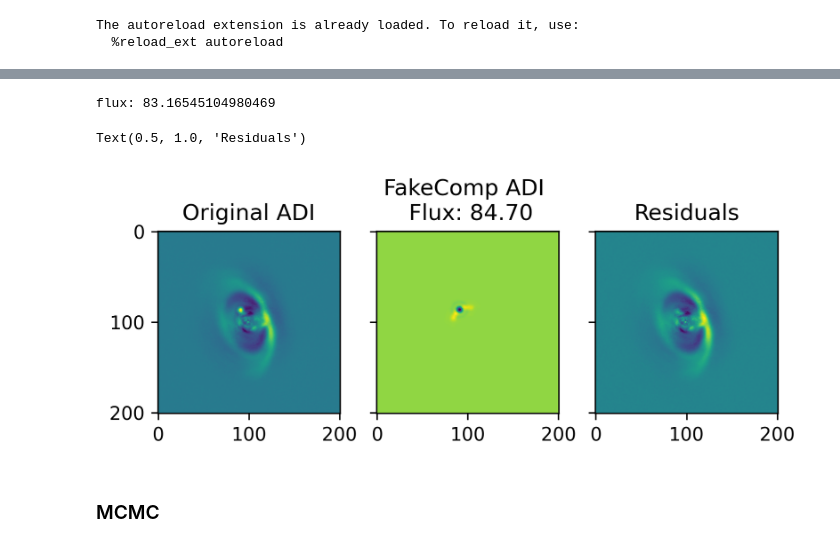
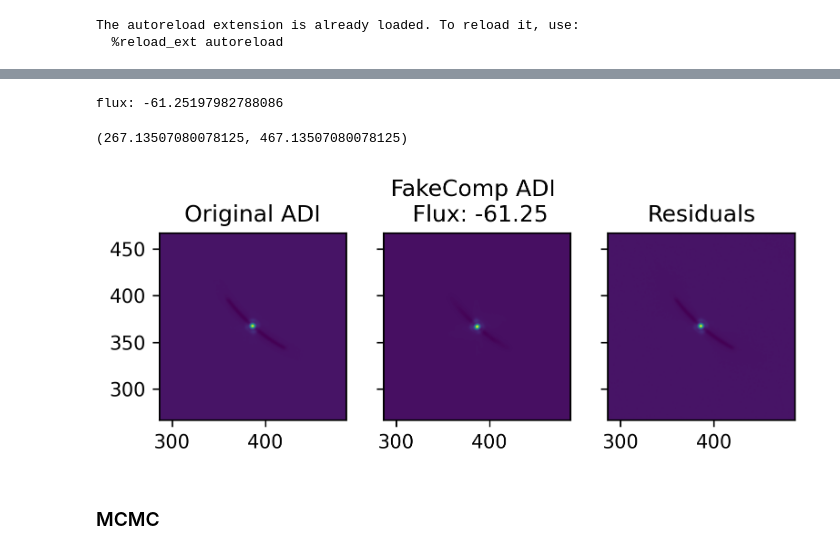
Before and after one commit to yemsnucleus/NEGFC, a Jupyter notebook: negfc_gpu.ipynb, the cells around one changed output, grey strips where cells are left out. Drawn from its saved outputs; the diff is of its cells as text; code cells hidden in the pictures.

```diff
--- a/negfc_gpu.ipynb
+++ b/negfc_gpu.ipynb
@@ -147,13 +178,14 @@ def wrapper(fn, fwhm):
         return out
     return inner
 # %%
-custom_loss_w = wrapper(custom_loss, fwhm=table.iloc[0]['fwhm_mean'])
+nfwhm = 2
+custom_loss_w = wrapper(custom_loss, fwhm=table.iloc[0]['fwhm_mean']+nfwhm, std=False)
 
-dataset, recovery = get_dataset(cube, normalized_psf, rot_ang, normalize=0)
+dataset, recovery = get_dataset(cube, normalized_psf, rot_ang, normalize=1)
 
 model = get_model(x_init=table.iloc[0]['x'],
                   y_init=table.iloc[0]['y'],
                   cube=cube)
 
-model.compile(loss_fn=custom_loss_w, optimizer=Adam(1))
+model.compile(loss_fn=custom_loss_w, optimizer=Adam(5))
 # model.summary()
@@ -173,4 +207,4 @@ plt.xlim(x_-50, x_+50)
 # %%
 %%time
-hist = model.fit(dataset, epochs=150, verbose=1)
+hist = model.fit(dataset, epochs=200, verbose=1)
 # %% [output]
@@ -199,15 +233,15 @@ plt.plot(hist.history['loss'])
 # %%
 x_firstguess = model.trainable_variables[0]
 y_firstguess = model.trainable_variables[1]
-flux_firstguess = model.trainable_variables[2]#*(maxv[0]-minv[0]) + minv[0]
+flux_firstguess = model.trainable_variables[2]*(recovery[0]-recovery[0]) + recovery[0]
 flux_firstguess = flux_firstguess[0]
 print('flux: {}'.format(flux_firstguess))
 # %% [output]
-flux: 83.16545104980469
+flux: -61.25197982788086
 # %%
 patch = tfnegfc.create_patch(cube[0, 0], normalized_psf[0])
 
-fake_zeros = tfnegfc.inject_fake(x=x, y=y, flux = -flux,
+fake_zeros = tfnegfc.inject_fake(x=x_firstguess, y=y_firstguess, flux = -flux_firstguess,
                                 cube=tf.zeros_like(cube[0]),
                                 patch=patch,
                                 rot_angles=rot_ang)
@@ -216,29 +250,20 @@ adi_image_fake_zeros = tfnegfc.apply_adi(fake_zeros,
                                    out_size=(cube[0].shape),
                                    ncomp=1,
                                    derotate='tf')
-
-fake_cube = tfnegfc.inject_fake(x=x, y=y, flux = -flux,
-                                cube=cube[0],
-                                patch=patch,
-                                rot_angles=rot_ang)
-
-adi_image_fake = tfnegfc.apply_adi(fake_cube,
-                                   rot_ang,
-                                   out_size=(cube[0].shape),
-                                   ncomp=1,
-                                   derotate='tf')
 # %%
 fig, axes = plt.subplots(1, 3, sharex=True, sharey=True, dpi=300)
 axes[0].imshow(adi_image)
 axes[0].set_title('Original ADI')
 axes[1].imshow(adi_image_fake_zeros)
-axes[1].set_title('FakeComp ADI \n Flux: {:.2f}'.format(flux))
+axes[1].set_title('FakeComp ADI \n Flux: {:.2f}'.format(flux_firstguess))
 axes[2].imshow(adi_image+adi_image_fake_zeros)
 axes[2].set_title('Residuals')
-# plt.scatter(x, y, marker='x', color='red')
+
+axes[2].set_xlim(x_firstguess-100, x_firstguess+100)
+axes[2].set_ylim(y_firstguess-100, y_firstguess+100)
 # %% [output]
-Text(0.5, 1.0, 'Residuals')
+(267.13507080078125, 467.13507080078125)
-[figure, old version]
+[figure, new version]
 # %% [markdown]
 ### MCMC
 # %%
```
Also changed, not shown: parts of 23 cells of this notebook, 3 other files.
